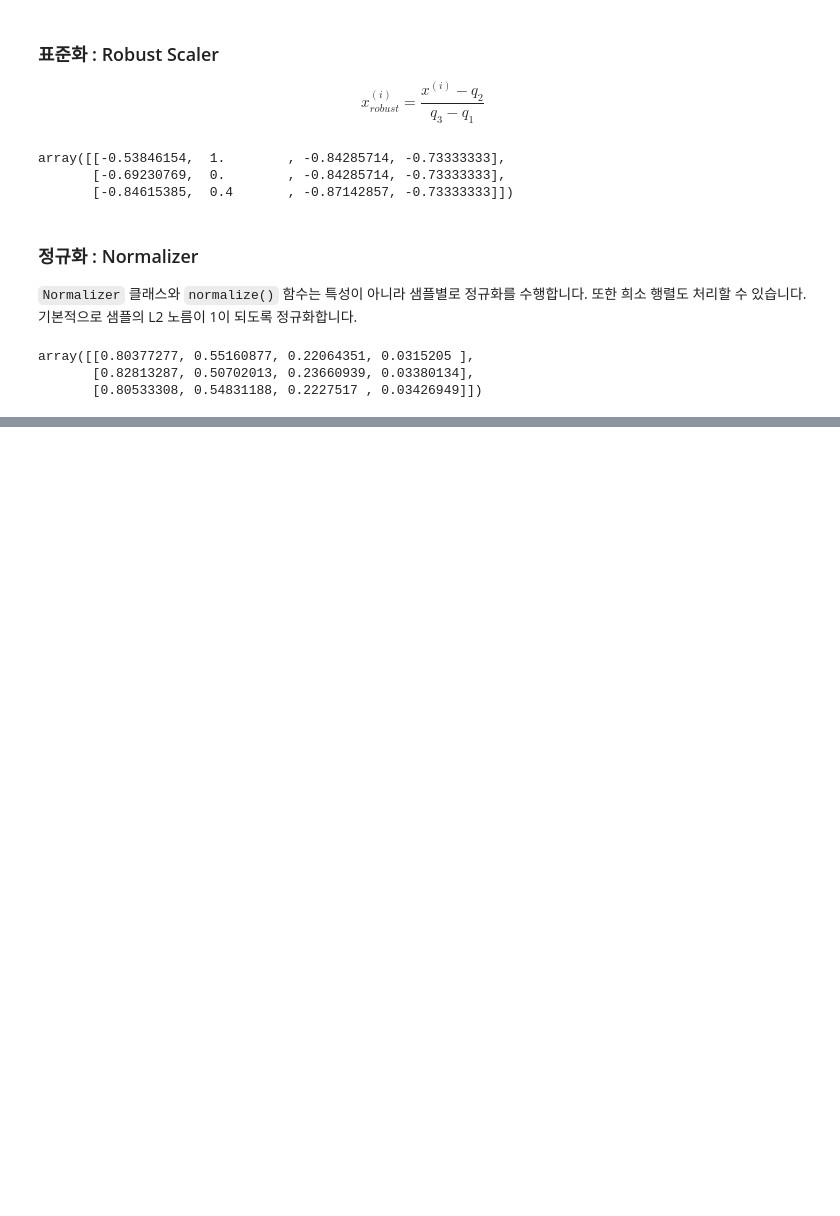
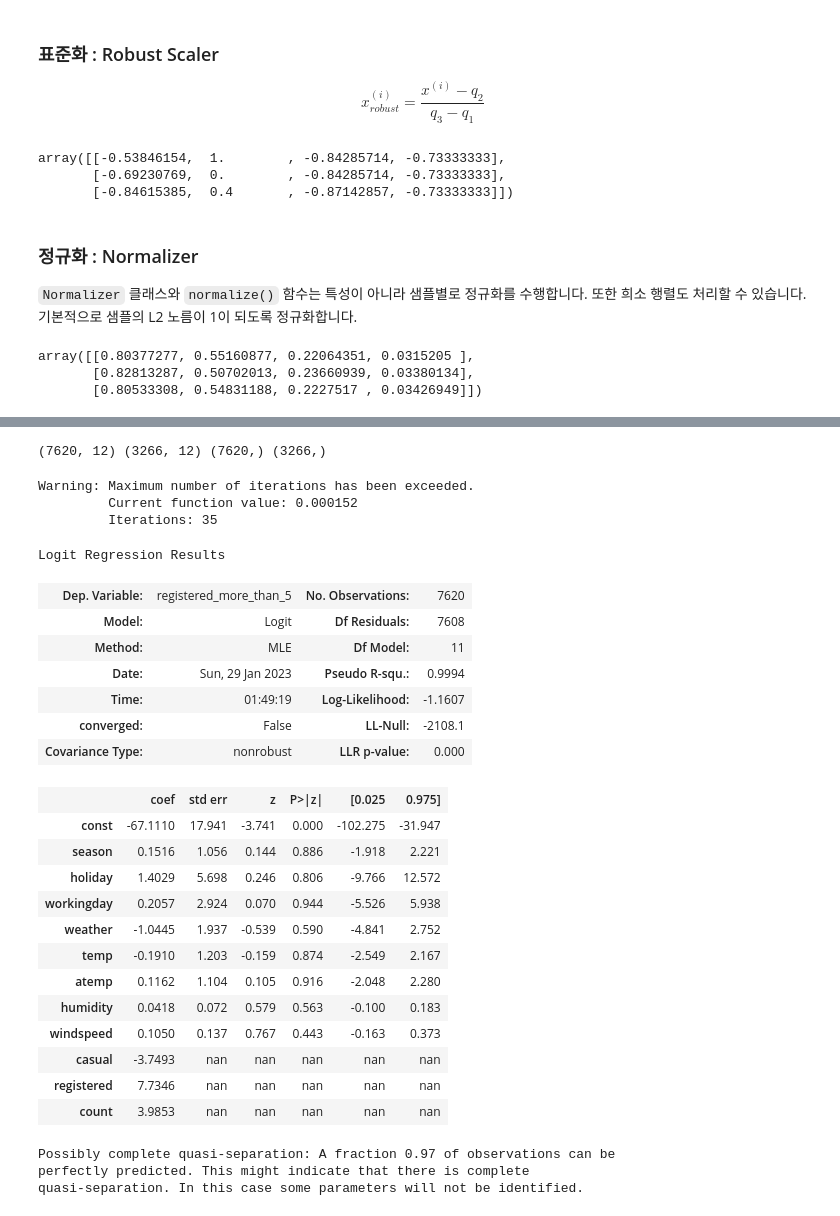
Before and after one commit to oldcamel-sw/datascience-2023, a Jupyter notebook: Contents/NEW.ipynb, the cells around one changed output, grey strips where cells are left out. Cells and saved outputs as stored; diff of their text form; code cells hidden in the pictures; blank space fills up the shorter version.

```diff
--- a/Contents/NEW.ipynb
+++ b/Contents/NEW.ipynb
@@ -1869,0 +2039,49 @@ array([[0.80377277, 0.55160877, 0.22064351, 0.0315205 ],
+# %%
+df['registered_more_than_5'] = df['registered'].apply(lambda x: 1 if x > 5 else 0)
+# %%
+X = df.drop(['datetime', 'registered_more_than_5'], axis=1)
+y = df['registered_more_than_5']
+# %%
+X_train, X_test, y_train, y_test = train_test_split(
+    X, y, stratify=y, test_size=0.3
+)
+
+print(X_train.shape, X_test.shape, y_train.shape, y_test.shape)
+# %% [output]
+(7620, 12) (3266, 12) (7620,) (3266,)
+# %%
+# logistic modelling and fitting
+logit = sm.Logit(y_train, X_train)
+fitted_logit = logit.fit(method='newton')
+# %% [output]
+Warning: Maximum number of iterations has been exceeded.
+         Current function value: 0.000152
+         Iterations: 35
+# %%
+# summary
+fitted_logit.summary()
+# %% [output]
+Logit Regression Results
+| Dep. Variable: | registered_more_than_5 | No. Observations: | 7620 |
+| Model: | Logit | Df Residuals: | 7608 |
+| Method: | MLE | Df Model: | 11 |
+| Date: | Sun, 29 Jan 2023 | Pseudo R-squ.: | 0.9994 |
+| Time: | 01:49:19 | Log-Likelihood: | -1.1607 |
+| converged: | False | LL-Null: | -2108.1 |
+| Covariance Type: | nonrobust | LLR p-value: | 0.000 |
+|  | coef | std err | z | P>|z| | [0.025 | 0.975] |
+| const | -67.1110 | 17.941 | -3.741 | 0.000 | -102.275 | -31.947 |
+| season | 0.1516 | 1.056 | 0.144 | 0.886 | -1.918 | 2.221 |
+| holiday | 1.4029 | 5.698 | 0.246 | 0.806 | -9.766 | 12.572 |
+| workingday | 0.2057 | 2.924 | 0.070 | 0.944 | -5.526 | 5.938 |
+| weather | -1.0445 | 1.937 | -0.539 | 0.590 | -4.841 | 2.752 |
+| temp | -0.1910 | 1.203 | -0.159 | 0.874 | -2.549 | 2.167 |
+| atemp | 0.1162 | 1.104 | 0.105 | 0.916 | -2.048 | 2.280 |
+| humidity | 0.0418 | 0.072 | 0.579 | 0.563 | -0.100 | 0.183 |
+| windspeed | 0.1050 | 0.137 | 0.767 | 0.443 | -0.163 | 0.373 |
+| casual | -3.7493 | nan | nan | nan | nan | nan |
+| registered | 7.7346 | nan | nan | nan | nan | nan |
+| count | 3.9853 | nan | nan | nan | nan | nan |
+Possibly complete quasi-separation: A fraction 0.97 of observations can be
+perfectly predicted. This might indicate that there is complete
+quasi-separation. In this case some parameters will not be identified.
```
Also changed, not shown: parts of 63 cells of this notebook, 4 other files.
